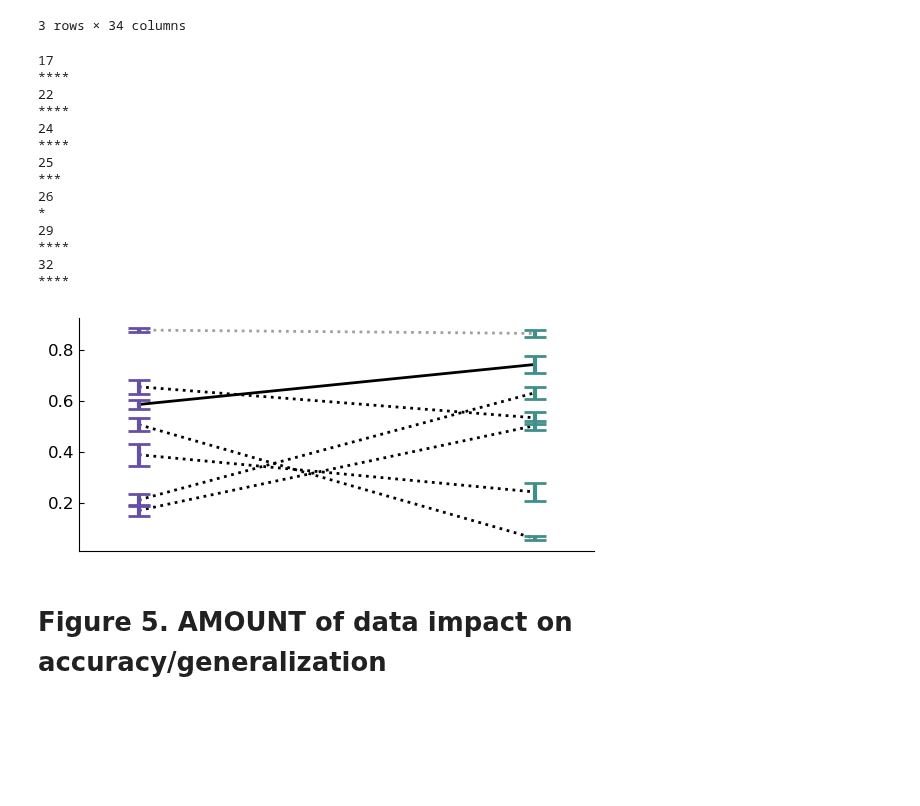
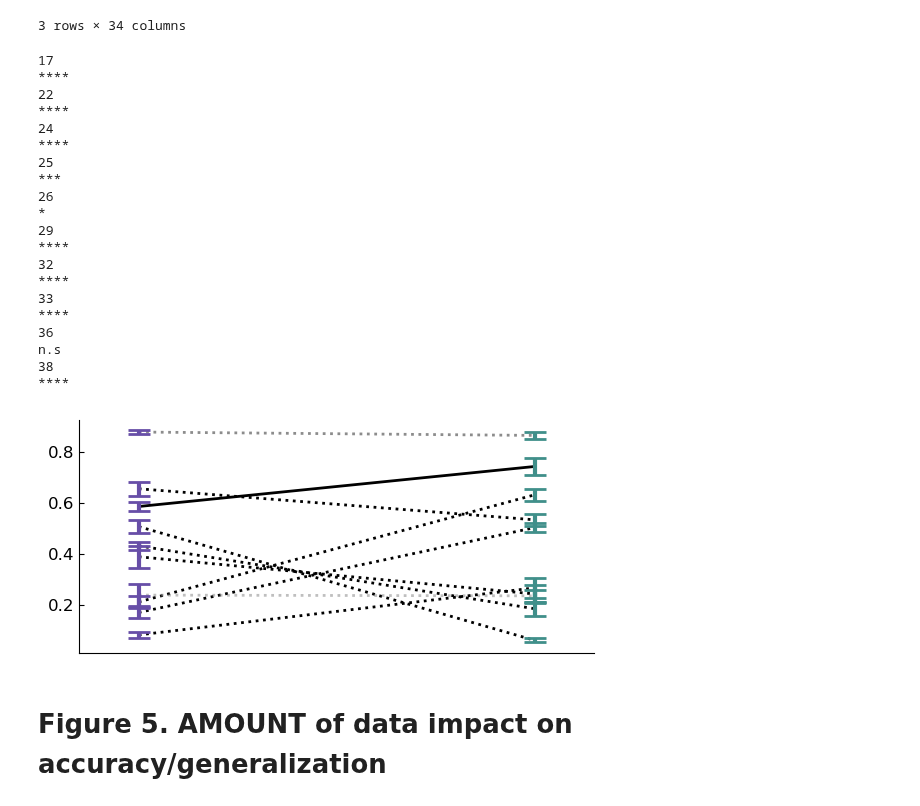
Before and after one commit to mayolabvision/NeuralDecoding, a Jupyter notebook: analyses/etra_plots.ipynb, the cells around one changed output. Cells and saved outputs as stored; diff of their text form; code cells hidden in the pictures; blank space fills up the shorter version.

Commit message:
etra plots

```diff
--- a/analyses/etra_plots.ipynb
+++ b/analyses/etra_plots.ipynb
@@ -939,9 +939,12 @@ for s,sess in enumerate(df['sess'].unique()):
     if mt_fef_p < 0.001:
         col = 'black'
         alph = 1
+    elif mt_fef_p < 0.05:
+        col = 'gray'
+        alph = 0.9
     else:
         col = 'gray'
-        alph = 0.75
+        alph = 0.5
 
     if sess==29:
         ax.plot(ind,means,color=col,alpha=alph,linestyle='solid',linewidth=2,label=s,zorder=0)
@@ -949,34 +952,40 @@ for s,sess in enumerate(df['sess'].unique()):
         ax.plot(ind,means,color=col,alpha=alph,linestyle='dotted',linewidth=2,label=s,zorder=0)
 
     for pos, y, yerr, color in zip(ind, means, err, etra_cols): #Loop through methods and plot error bars
         ax.errorbar(pos, y, yerr, lw=3, capsize=8, capthick=2, color=color, zorder=1)
 
     ax.set_xticks([0,1])
     ax.set_xlim([-0.15,1.15])
     ax.set_xticklabels([], rotation=0)
     ax.tick_params(direction='in',bottom=0)
     ax.spines['right'].set_color('none')
     ax.spines['top'].set_color('none')
 
 
 #plt.subplots_adjust(wspace=0.1, hspace=0.15)
 fig.savefig(FIG_FOLDER+'/sum_mtfef_r2xy.png', dpi=600, bbox_inches='tight')
 # %% [output]
 17
 ****
 22
 ****
 24
 ****
 25
 ***
 26
 *
 29
 ****
 32
 ****
+33
+****
+36
+n.s
+38
+****
-[figure, old version]
+[figure, new version]
 # %% [markdown]
 # Figure 5. AMOUNT of data impact on accuracy/generalization
 # %%
```
